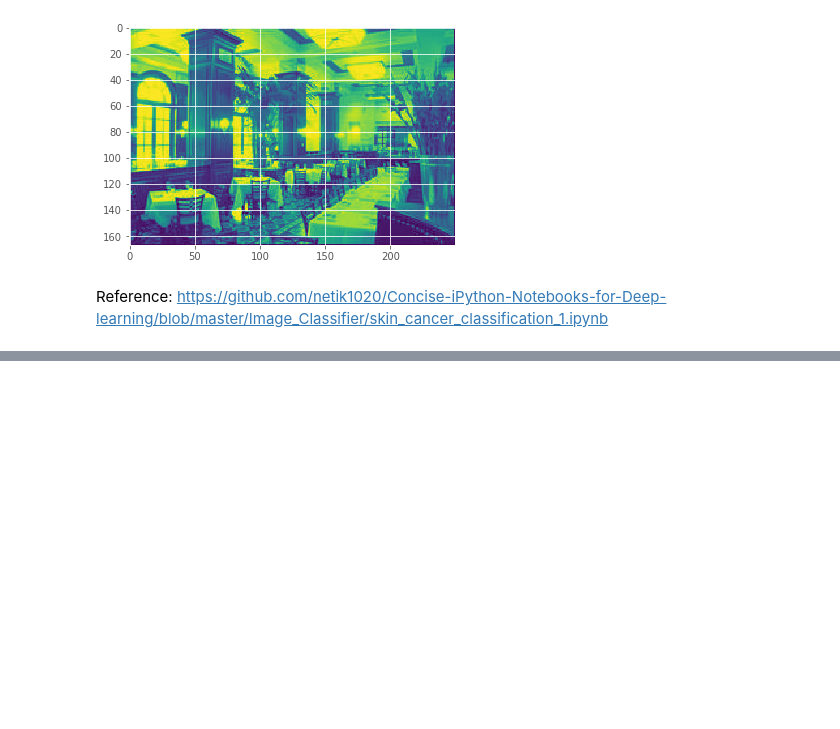
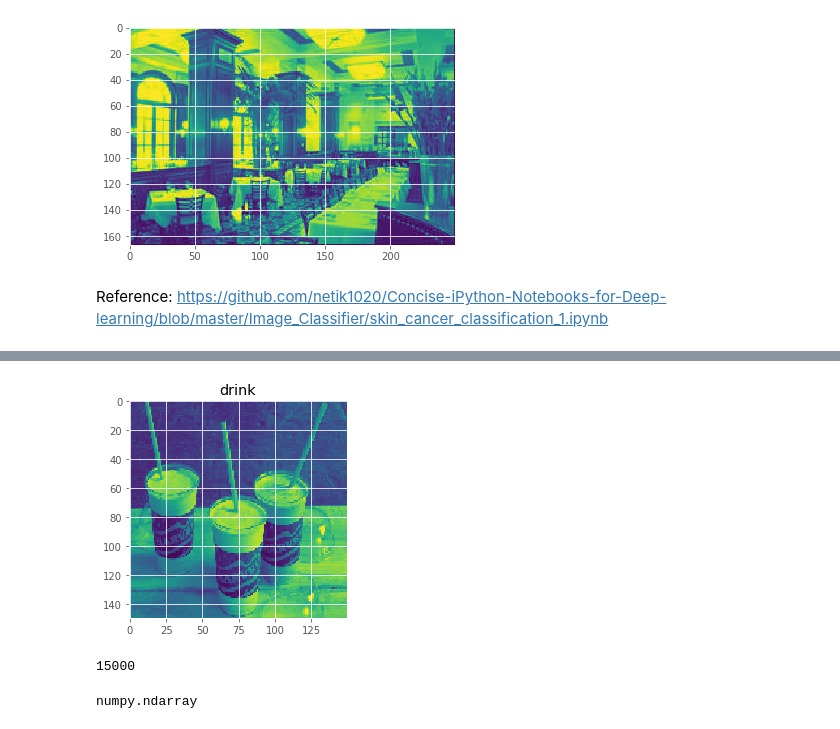
Before and after one commit to yuchild/image_help_from_yelp, a Jupyter notebook: photos_eda.ipynb, the cells around one changed output, grey strips where cells are left out. Cells and saved outputs as stored; diff of their text form; code cells hidden in the pictures; blank space fills up the shorter version.

```diff
--- a/photos_eda.ipynb
+++ b/photos_eda.ipynb
@@ -209,0 +167,5 @@ TypeError: Invalid shape (1920,) for image data
+# %%
+plt.imshow(img2)
+plt.title(df_short_balanced.label.iloc[1]);
+# %% [output]
+[figure, added]
@@ -209,0 +176,4 @@ TypeError: Invalid shape (1920,) for image data
+# %%
+len(X)
+# %% [output]
+15000
@@ -209,0 +182,4 @@ TypeError: Invalid shape (1920,) for image data
+# %%
+type(test_img)
+# %% [output]
+numpy.ndarray
```
Also changed, not shown: parts of 69 cells of this notebook, 1 other file.
